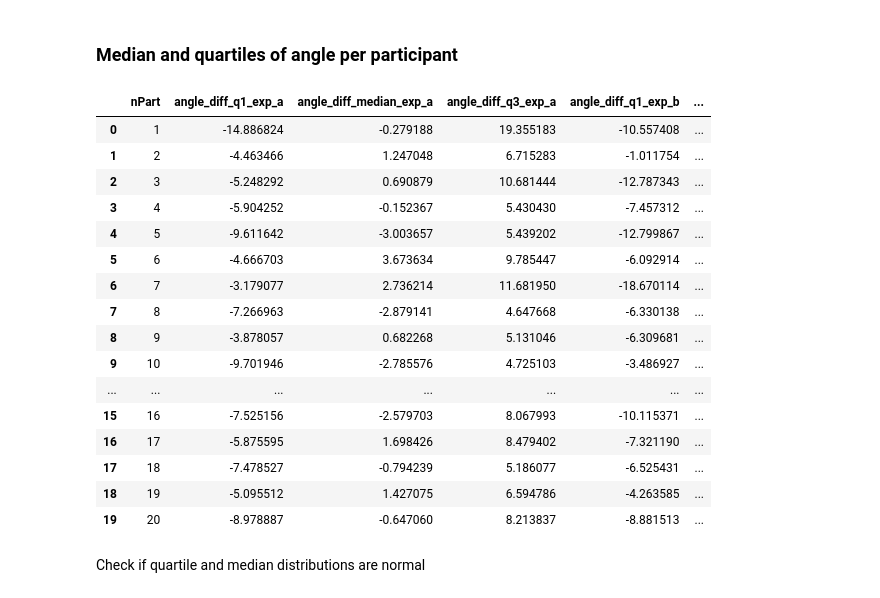
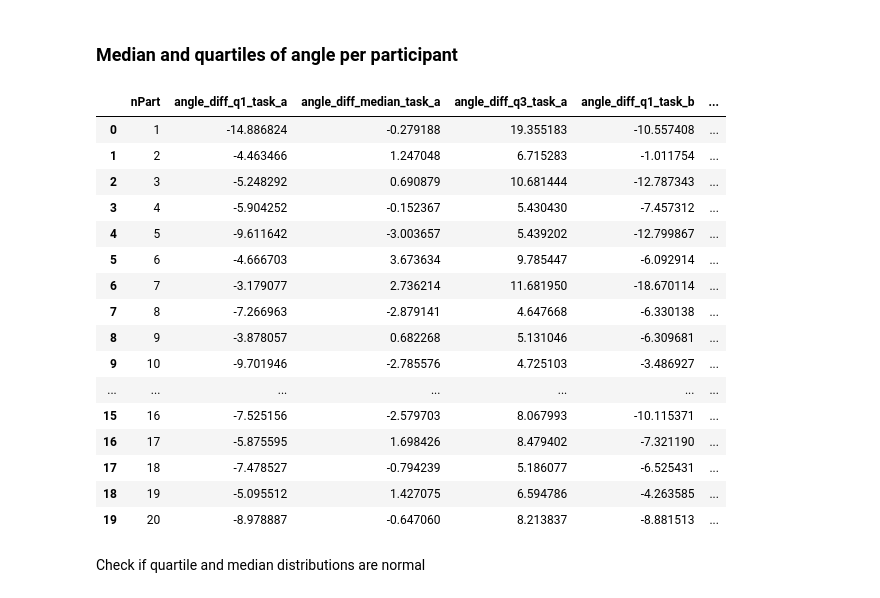
Before and after one commit to bellinux/onebutton, a Jupyter notebook: SpeedAsRhythm/analysis.ipynb, the cells around one changed output. Saved outputs shown, nothing was run; the diff lists cells and outputs as text; code cells hidden in the pictures.

```diff
--- a/SpeedAsRhythm/analysis.ipynb
+++ b/SpeedAsRhythm/analysis.ipynb
@@ -164,6 +164,7 @@ detect_flips(df, 'soundQuadrant', 'movQuadrant', 'flip')
 # add speed_diff and angle_diff if soundQuadrand and movQuadrant are equal (else, NaN)
 df['speed_diff'] = np.where(df['flip'] == 'N', df['soundSpeed'] - df['movSpeed'], np.nan)
 df['angle_diff'] = np.where(df['flip'] == 'N', df['soundAngle'] - df['movAngle'], np.nan)
+df['reaction_time'] = df['startDragTime'] - df['soundStart']
 display(df)
 dfExpA=df
 # %% [output]
@@ -605,6 +584,7 @@ detect_flips(df, 'movQuadrant', 'tapQuadrant', 'flip')
 # add speed_diff and angle_diff if soundQuadrand and movQuadrant are equal (else, NaN)
 df['speed_diff'] = np.where(df['flip'] == 'N',  df['movSpeed'] - df['tapSpeed'], np.nan)
 df['angle_diff'] = np.where(df['flip'] == 'N',  df['movAngle'] - df['tapAngle'], np.nan)
+df['reaction_time'] = np.minimum(df['tapHor2'], df['tapVer2']) - df['movStart']
 display(df)
 dfExpB=df
 # %% [output]
@@ -908,9 +877,9 @@ Text(0.5, 1.0, 'start tapping time as a function of angle error')
 dfExpA = dfExpA.reset_index(drop=True)
 dfExpB = dfExpB.reset_index(drop=True)
 
-# add a column to identify the experiment
-dfExpA['experiment'] = 'exp_a'
-dfExpB['experiment'] = 'exp_b'
+# add a column to identify the task
+dfExpA['task'] = 'task_a'
+dfExpB['task'] = 'task_b'
 
 # concatenate the two dataframes
 combined_df = pd.concat([dfExpA, dfExpB])
@@ -922,12 +891,12 @@ if combined_df.index.duplicated().any():
 
 # create a horizontal boxplot for 'angle_diff', color identifies the task
 plt.figure(figsize=(12, 8))
-sns.boxplot(x='angle_diff', y='experiment', data=combined_df, orient='h', palette={'exp_a': 'lightblue', 'exp_b': 'lightgreen'})
+sns.boxplot(x='angle_diff', y='task', data=combined_df, orient='h', palette={'task_a': 'lightblue', 'task_b': 'lightgreen'})
 
 # set labels and title
 plt.xlabel('Angle [degrees]')
-plt.ylabel('Experiment')
-plt.title('Distribution of Angle Differences for Exp A and Exp B - 800 trials per experiment - quadrant flips excluded')
+plt.ylabel('Task')
+plt.title('Distribution of Angle Differences for Task A and Task B - 800 trials each - quadrant flips excluded')
 
 plt.savefig('angle-a-vs-b.pdf', format='pdf')
 plt.show()
@@ -959,30 +928,30 @@ plt.show()
 # %%
 quartiles_diffs_angle = pd.DataFrame()
 
 # compute Q1, median, Q3, of angles per participant per task
-for exp in ['exp_a', 'exp_b']:
-    mask = combined_df['experiment'] == exp
+for exp in ['task_a', 'task_b']:
+    mask = combined_df['task'] == exp
 
     first_quartile = combined_df[mask].groupby('nPart')['angle_diff'].quantile(0.25).reset_index()
     first_quartile.columns = ['nPart', f'angle_diff_q1_{exp}']
 
     median_diff = combined_df[mask].groupby('nPart')['angle_diff'].median().reset_index()
     median_diff.columns = ['nPart', f'angle_diff_median_{exp}']
 
     third_quartile = combined_df[mask].groupby('nPart')['angle_diff'].quantile(0.75).reset_index()
     third_quartile.columns = ['nPart', f'angle_diff_q3_{exp}']
 
     if quartiles_diffs_angle.empty:
         quartiles_diffs_angle = first_quartile
     else:
         quartiles_diffs_angle = pd.merge(quartiles_diffs_angle, first_quartile, on='nPart', how='outer')
 
     quartiles_diffs_angle = pd.merge(quartiles_diffs_angle, median_diff, on='nPart', how='outer')
     quartiles_diffs_angle = pd.merge(quartiles_diffs_angle, third_quartile, on='nPart', how='outer')
 
 display(quartiles_diffs_angle)
 # %% [output]
-|  | nPart | angle_diff_q1_exp_a | angle_diff_median_exp_a | angle_diff_q3_exp_a | angle_diff_q1_exp_b | ... |
+|  | nPart | angle_diff_q1_task_a | angle_diff_median_task_a | angle_diff_q3_task_a | angle_diff_q1_task_b | ... |
 | 0 | 1 | -14.886824 | -0.279188 | 19.355183 | -10.557408 | ... |
 | 1 | 2 | -4.463466 | 1.247048 | 6.715283 | -1.011754 | ... |
 | 2 | 3 | -5.248292 | 0.690879 | 10.681444 | -12.787343 | ... |
```
Also changed, not shown: parts of 33 cells of this notebook, 43 other files.
